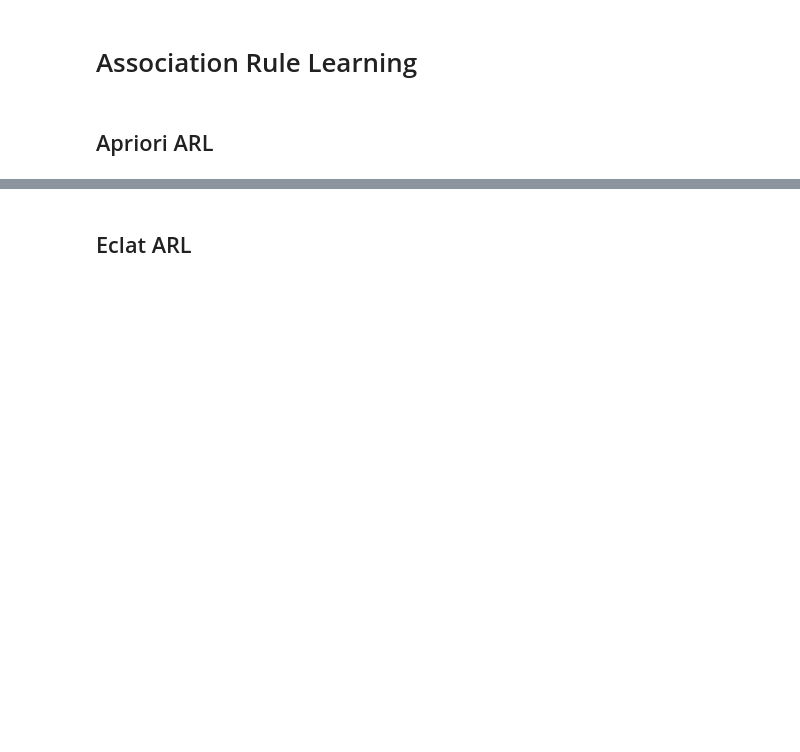
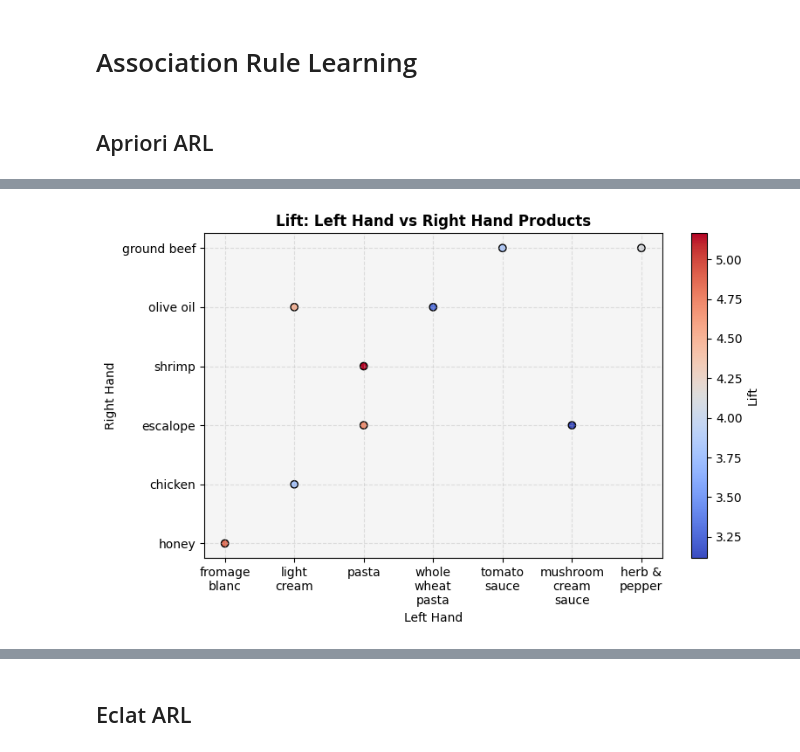
Before and after one commit to lilienthal-ls/my-go-to-templates, a Jupyter notebook: machine_learning/quick_scripts_notebook.ipynb, the cells around one changed output, grey strips where cells are left out. Drawn from its saved outputs; the diff is of its cells as text; code cells hidden in the pictures; blank space fills up the shorter version.

```diff
--- a/machine_learning/quick_scripts_notebook.ipynb
+++ b/machine_learning/quick_scripts_notebook.ipynb
@@ -1890,0 +1958,43 @@ plt.show()
+# %%
+import textwrap
+import matplotlib.pyplot as plt
+
+plt.figure(figsize=(8, 5))
+
+scatter = plt.scatter(
+    top_rules["LHS"],
+    top_rules["RHS"],
+    c=rules_df["Lift"],
+    cmap="coolwarm",
+    alpha=1,
+    edgecolor="k"
+)
+
+plt.colorbar(scatter, label="Lift")
+
+plt.title(
+    "Lift: Left Hand vs Right Hand Products",
+    fontweight="bold"
+)
+plt.xlabel("Left Hand")
+plt.ylabel("Right Hand")
+
+plt.gca().set_facecolor("whitesmoke")
+plt.grid(True, linestyle="--", alpha=0.35)
+
+# -------------------
+# 🔹 Textwrap für X-Achse
+# -------------------
+ax = plt.gca()
+labels = [tick.get_text() for tick in ax.get_xticklabels()]
+wrapped_labels = [
+    "\n".join(textwrap.wrap(label, width=10))
+    for label in labels
+]
+ax.set_xticks(range(len(labels)))
+ax.set_xticklabels(wrapped_labels)
+
+plt.tight_layout()
+plt.show()
+# %% [output]
+[figure, added]
```
Also changed, not shown: parts of 3 cells of this notebook, 2 other files.
